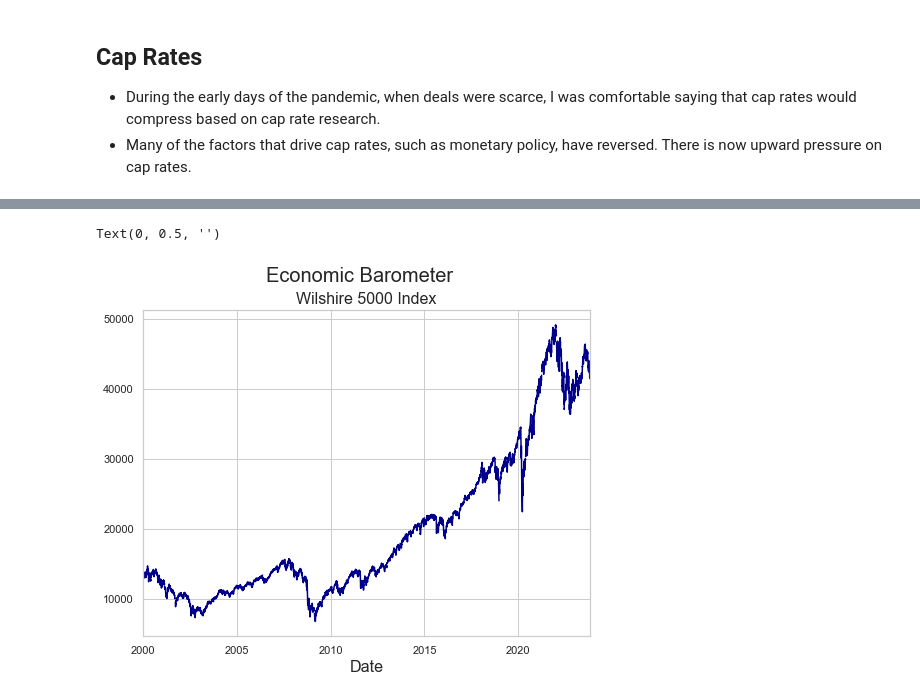
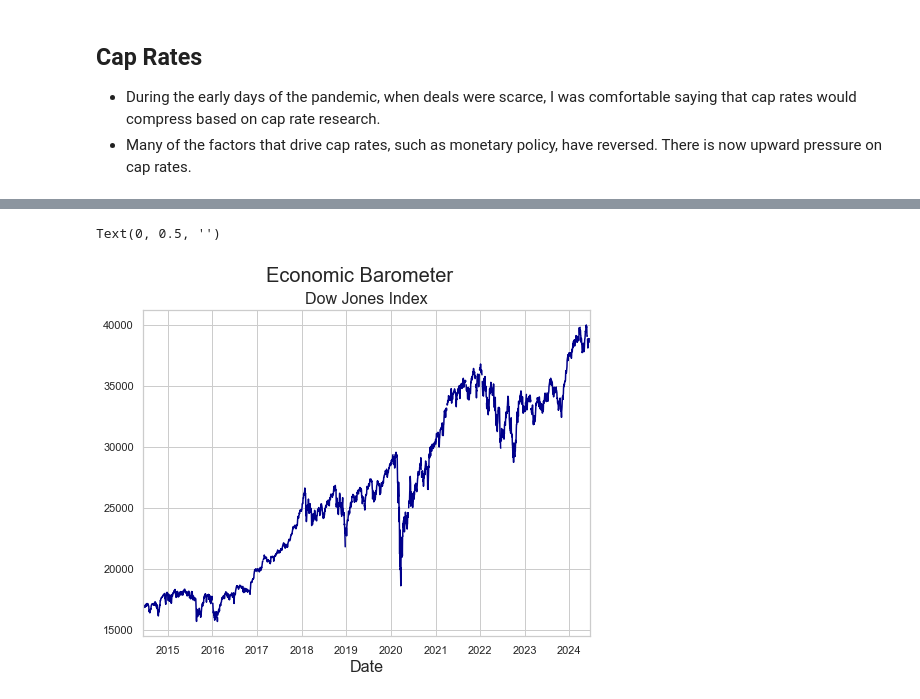
Before and after one commit to thsavage/Macroeconomic-Talking-Points, a Jupyter notebook: The Current Cycle.ipynb, the cells around one changed output, grey strips where cells are left out. Cells and saved outputs as stored; diff of their text form; code cells hidden in the pictures.

```diff
--- a/The Current Cycle.ipynb
+++ b/The Current Cycle.ipynb
@@ -178,13 +188,13 @@ Text(0, 0.5, 'Tillions $')
 # %%
-wilshire = fred.get_series("WILL5000PR", observation_start='2000-01-01')
-wilshire.plot(color='darkblue', figsize=(8, 6))
+djia = fred.get_series("DJIA", observation_start='2000-01-01')
+djia.plot(color='darkblue', figsize=(8, 6))
 plt.suptitle('Economic Barometer', fontsize=20)
-plt.title('Wilshire 5000 Index', fontsize=16)
+plt.title('Dow Jones Index', fontsize=16)
 plt.xlabel('Date', fontsize=16)
 plt.ylabel('', fontsize=16)
 # %% [output]
 Text(0, 0.5, '')
-[figure, old version]
+[figure, new version]
 # %%
 break_even = fred.get_series("T10YIE", observation_start='1990-01-01').dropna()
 break_even.plot(color='darkblue', figsize=(8, 6))
```
Also changed, not shown: parts of 21 cells of this notebook.
